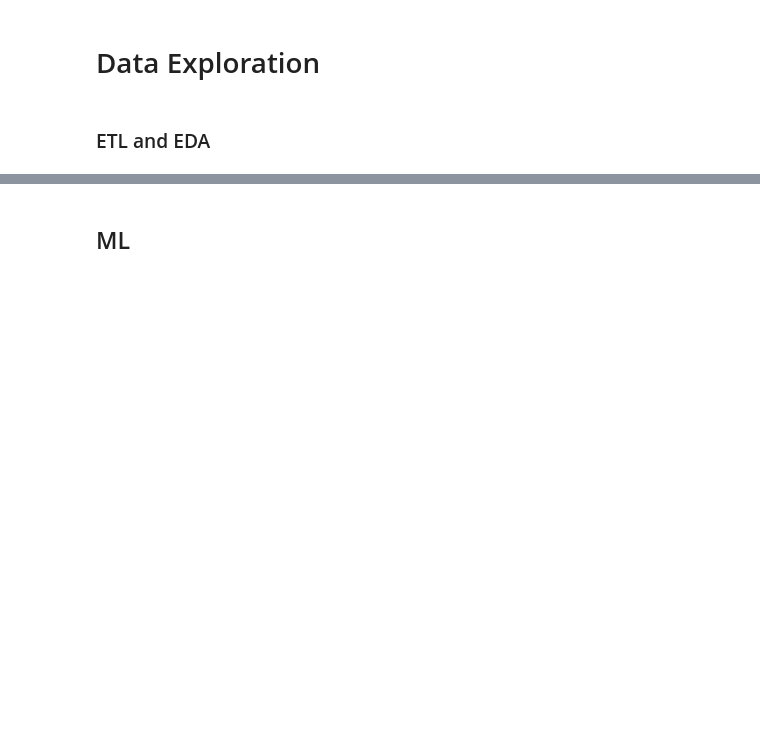
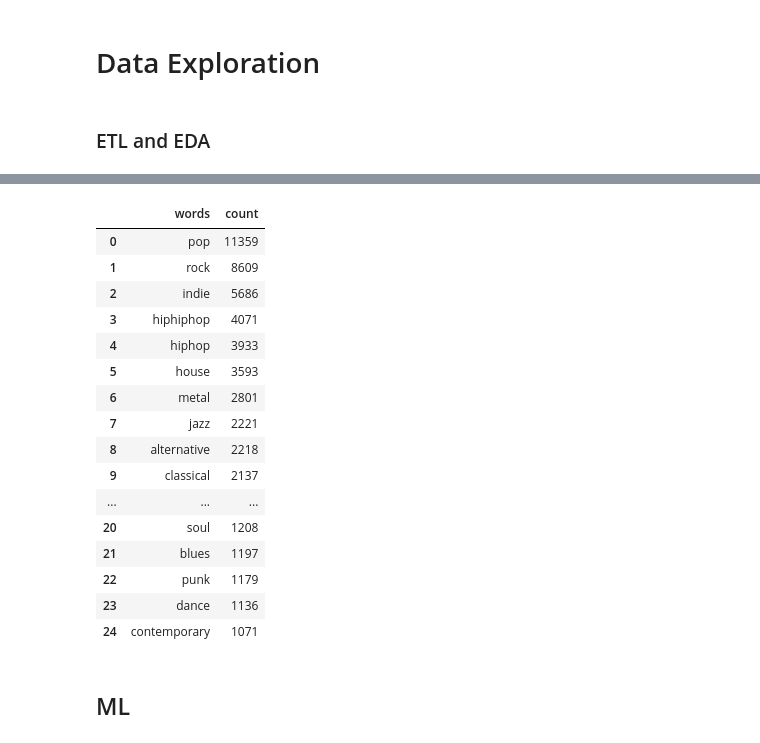
Before and after one commit to dejse/spotify-recommendation-streamlit, a Jupyter notebook: notebooks/E2E.ipynb, the cells around one changed output, grey strips where cells are left out. Cells and saved outputs as stored; diff of their text form; code cells hidden in the pictures; blank space fills up the shorter version.

```diff
--- a/notebooks/E2E.ipynb
+++ b/notebooks/E2E.ipynb
@@ -125,3 +161,31 @@ con.query("summarize features").df()
+# %%
+# Count songs by genre word
+sql = """
+    select
+        words, count(words) as count
+    from features
+    group by words
+    order by count(words) desc
+"""
+con.query(sql).df()
+# %% [output]
+|  | words | count |
+| 0 | pop | 11359 |
+| 1 | rock | 8609 |
+| 2 | indie | 5686 |
+| 3 | hiphiphop | 4071 |
+| 4 | hiphop | 3933 |
+| 5 | house | 3593 |
+| 6 | metal | 2801 |
+| 7 | jazz | 2221 |
+| 8 | alternative | 2218 |
+| 9 | classical | 2137 |
+| ... | ... | ... |
+| 20 | soul | 1208 |
+| 21 | blues | 1197 |
+| 22 | punk | 1179 |
+| 23 | dance | 1136 |
+| 24 | contemporary | 1071 |
 # %% [markdown]
 ## ML
 # %%
```
Also changed, not shown: parts of 12 cells of this notebook, 4 other files.
